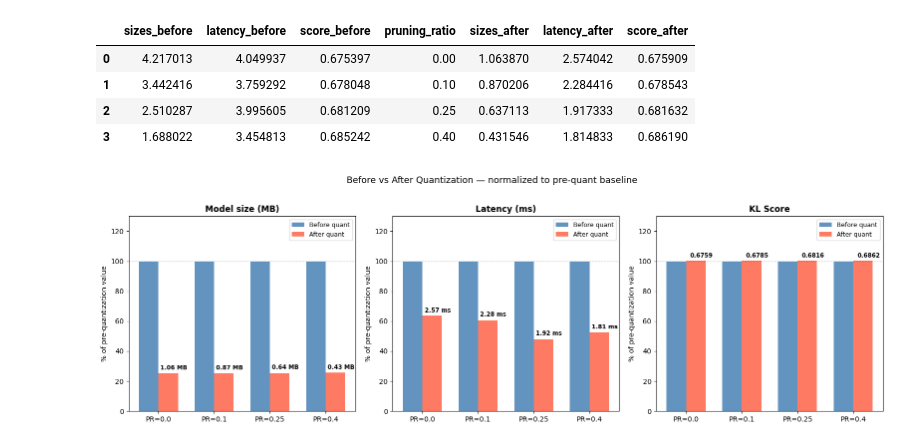
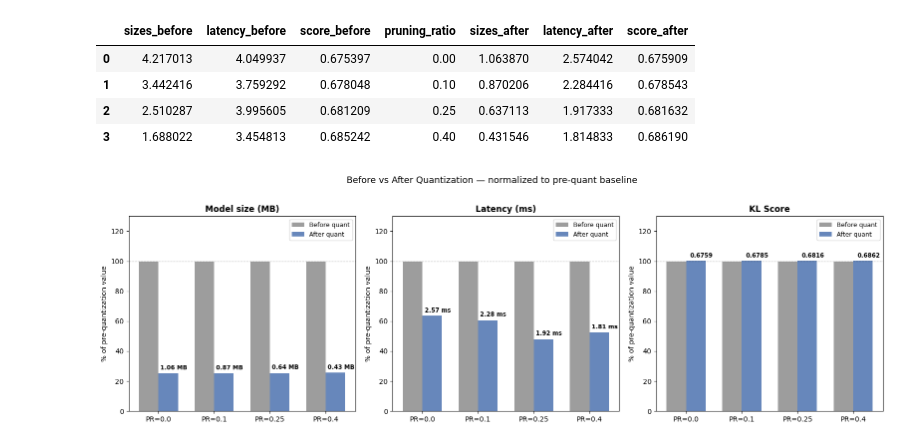
Before and after one commit to PabloRougerie/brain_waves, a Jupyter notebook: notebooks/quantization.ipynb, the cells around one changed output. Drawn from its saved outputs; the diff is of its cells as text; code cells hidden in the pictures.

Commit message:
style: apply Seaborn deep palette to all deployment visualizations

```diff
--- a/notebooks/quantization.ipynb
+++ b/notebooks/quantization.ipynb
@@ -139,36 +139,36 @@ metrics = [
 
 x      = np.arange(len(pruning_ratios))
 width  = 0.35
-colors = {"before": "steelblue", "after": "tomato"}
+colors = {"before": "#8C8C8C", "after": "#4C72B0"}
 
 fig, axes = plt.subplots(1, 3, figsize=(16, 5))
 
 for ax, (col_before, col_after, title, fmt) in zip(axes, metrics):
     before_vals = results_df[col_before].tolist()
     after_vals  = results_df[col_after].tolist()
     after_pct   = [a / b * 100 for a, b in zip(after_vals, before_vals)]
 
     ax.bar(x - width / 2, [100] * len(x), width, label="Before quant", color=colors["before"], alpha=0.85)
     bars_after = ax.bar(x + width / 2, after_pct, width, label="After quant", color=colors["after"], alpha=0.85)
 
     for bar, val in zip(bars_after, after_vals):
         ax.text(
             bar.get_x() + bar.get_width() / 2 + 0.1,
             bar.get_height() + 1.5,
             fmt.format(val),
             ha="center", va="bottom", fontsize=8.5, fontweight="bold"
         )
 
     ax.axhline(100, color="black", linewidth=0.8, linestyle="--", alpha=0.5)
     ax.set_xticks(x)
     ax.set_xticklabels(labels, fontsize=10)
     ax.set_ylabel("% of pre-quantization value")
     ax.set_title(title, fontsize=12, fontweight="bold")
     ax.legend(fontsize=9)
     ax.set_ylim(0, 130)
 
 plt.suptitle("Before vs After Quantization — normalized to pre-quant baseline", fontsize=13, y=1.02)
 plt.tight_layout()
 plt.show()
 # %% [output]
-[figure, old version]
+[figure, new version]
```
Also changed, not shown: 2 other files.
